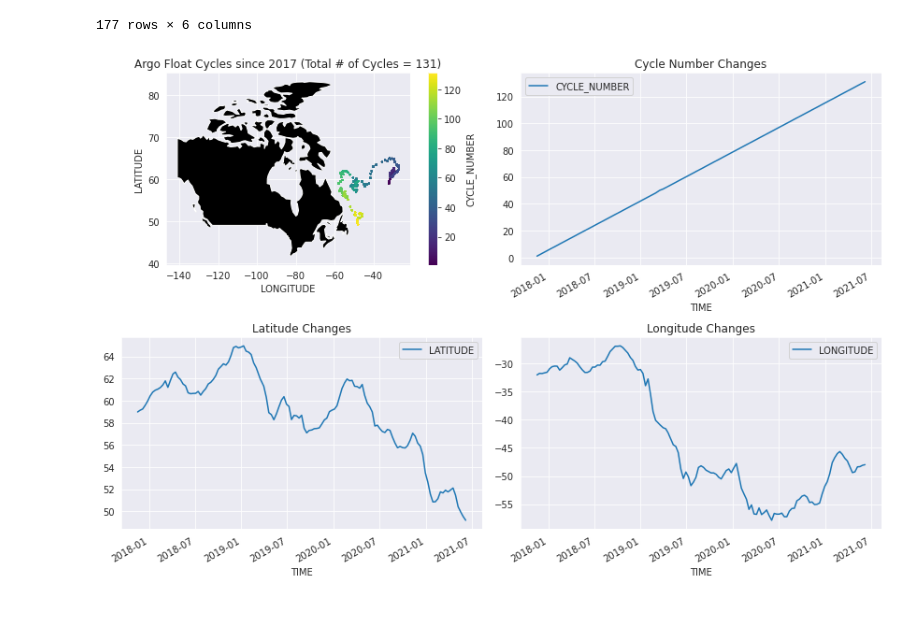
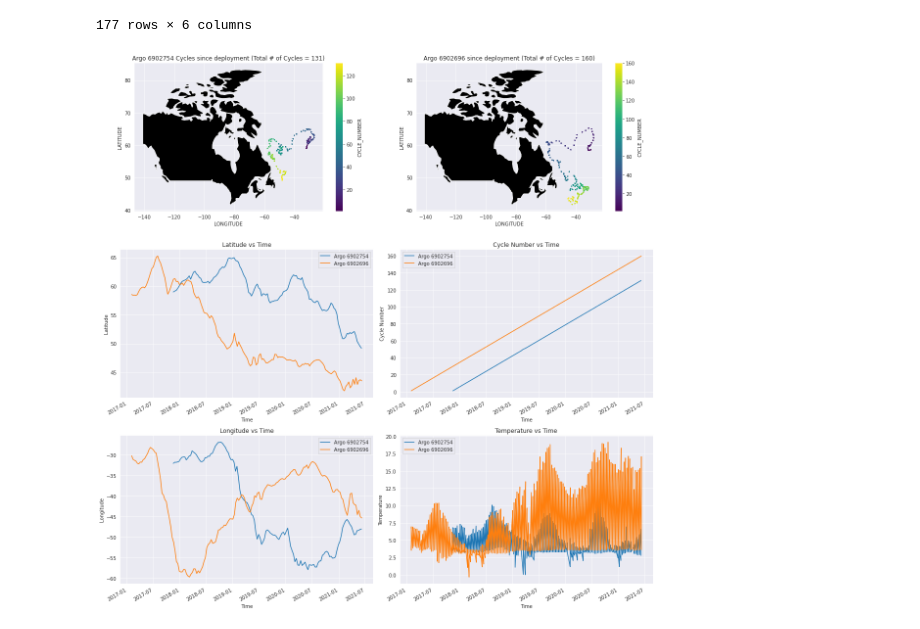
Before and after one commit to mtk282/CMSC6950_Project, a Jupyter notebook: argopy_2.ipynb, the cells around one changed output. Drawn from its saved outputs; the diff is of its cells as text; code cells hidden in the pictures.

Commit message:
Trajectories of two argo floats and additional temperature plot

```diff
--- a/argopy_2.ipynb
+++ b/argopy_2.ipynb
@@ -63,3 +63,8 @@ df
+# %%
+#Make two dataframes - one for each platform number
+
+df_6902754 = df[df.PLATFORM_NUMBER == 6902754]
+df_6902696 = df[df.PLATFORM_NUMBER == 6902696]
 # %%
 import geopandas as gpd
 # %%
@@ -82,34 +87,56 @@ countries
 | 176 | 13026129 | Africa | S. Sudan | SSD | 20880.0 | POLYGON ((30.83385 3.50917, 29.95... |
 177 rows × 6 columns
 # %%
-# Start the plot - plot the trajectory of argo float cycles and variation in temperature, salinity and pressure
-fig, ax = plt.subplots(nrows=2, ncols=2, figsize=(12,8))
+# Start the plot - plot the trajectory of two argo floats
+fig, ax = plt.subplots(nrows=3, ncols=2, figsize=(16,12))
 
 # Plot Canada on the map in [0,0]
 
 countries[countries["name"] == "Canada"].plot(ax=ax[0,0],color="black")
+countries[countries["name"] == "Canada"].plot(ax=ax[0,1],color="black")
 
 # Make four plots with different position data sets recorded since 2017
 
-df.plot(ax=ax[0,0], x="LONGITUDE", y="LATITUDE", kind="scatter", c="CYCLE_NUMBER", colormap="viridis", s=1)
-ax[0, 0].set_title("Argo Float Cycles since 2017 (Total # of Cycles = 131)")
-df.plot(ax=ax[1,0], x="TIME", y="LATITUDE")
-ax[1, 0].set_title("Latitude Changes")
+df_6902754.plot(ax=ax[0,0], x="LONGITUDE", y="LATITUDE", kind="scatter", c="CYCLE_NUMBER", colormap="viridis", s=1, figsize=(16,16))
+ax[0, 0].set_title("Argo 6902754 Cycles since deployment (Total # of Cycles = 131)")
 
-df.plot(ax=ax[0,1], x="TIME", y="CYCLE_NUMBER")
-ax[0, 1].set_title("Cycle Number Changes")
+df_6902696.plot(ax=ax[0,1], x="LONGITUDE", y="LATITUDE", kind="scatter", c="CYCLE_NUMBER", colormap="viridis", s=1, figsize=(16,16))
+ax[0, 1].set_title("Argo 6902696 since deployment (Total # of Cycles = 160)")
 
-df.plot(ax=ax[1,1], x="TIME", y="LONGITUDE")
-ax[1, 1].set_title("Longitude Changes")
+df_6902754.plot(ax=ax[1,0], x="TIME", y="LATITUDE")
+df_6902696.plot(ax=ax[1,0], x="TIME", y="LATITUDE")
+ax[1, 0].set(xlabel='Time', ylabel='Latitude')
+ax[1, 0].set_title("Latitude vs Time")
+ax[1, 0].legend(["Argo 6902754", "Argo 6902696"])
+
+df_6902754.plot(ax=ax[1,1], x="TIME", y="CYCLE_NUMBER")
+df_6902696.plot(ax=ax[1,1], x="TIME", y="CYCLE_NUMBER")
+ax[1, 1].set(xlabel='Time', ylabel='Cycle Number')
+ax[1, 1].set_title("Cycle Number vs Time")
+ax[1, 1].legend(["Argo 6902754", "Argo 6902696"])
+
+df_6902754.plot(ax=ax[2,0], x="TIME", y="LONGITUDE")
+df_6902696.plot(ax=ax[2,0], x="TIME", y="LONGITUDE")
+ax[2, 0].set(xlabel='Time', ylabel='Longitude')
+ax[2, 0].set_title("Longitude vs Time")
+ax[2, 0].legend(["Argo 6902754", "Argo 6902696"])
+
+df_6902754.plot(ax=ax[2,1], x="TIME", y="TEMP")
+df_6902696.plot(ax=ax[2,1], x="TIME", y="TEMP")
+ax[2, 1].set(xlabel='Time', ylabel='Temperature')
+ax[2, 1].set_title("Temperature vs Time")
+ax[2, 1].legend(["Argo 6902754", "Argo 6902696"])
 
 
 # Add grids and plot layout
 ax[0, 0].grid()
 ax[1, 0].grid()
 ax[1, 1].grid()
 ax[0, 1].grid()
+ax[2, 0].grid()
+ax[2, 1].grid()
 
 fig.tight_layout()
 plt.show()
 # %% [output]
-[figure, old version]
+[figure, new version]
```
Also changed, not shown: parts of 2 cells of this notebook.
